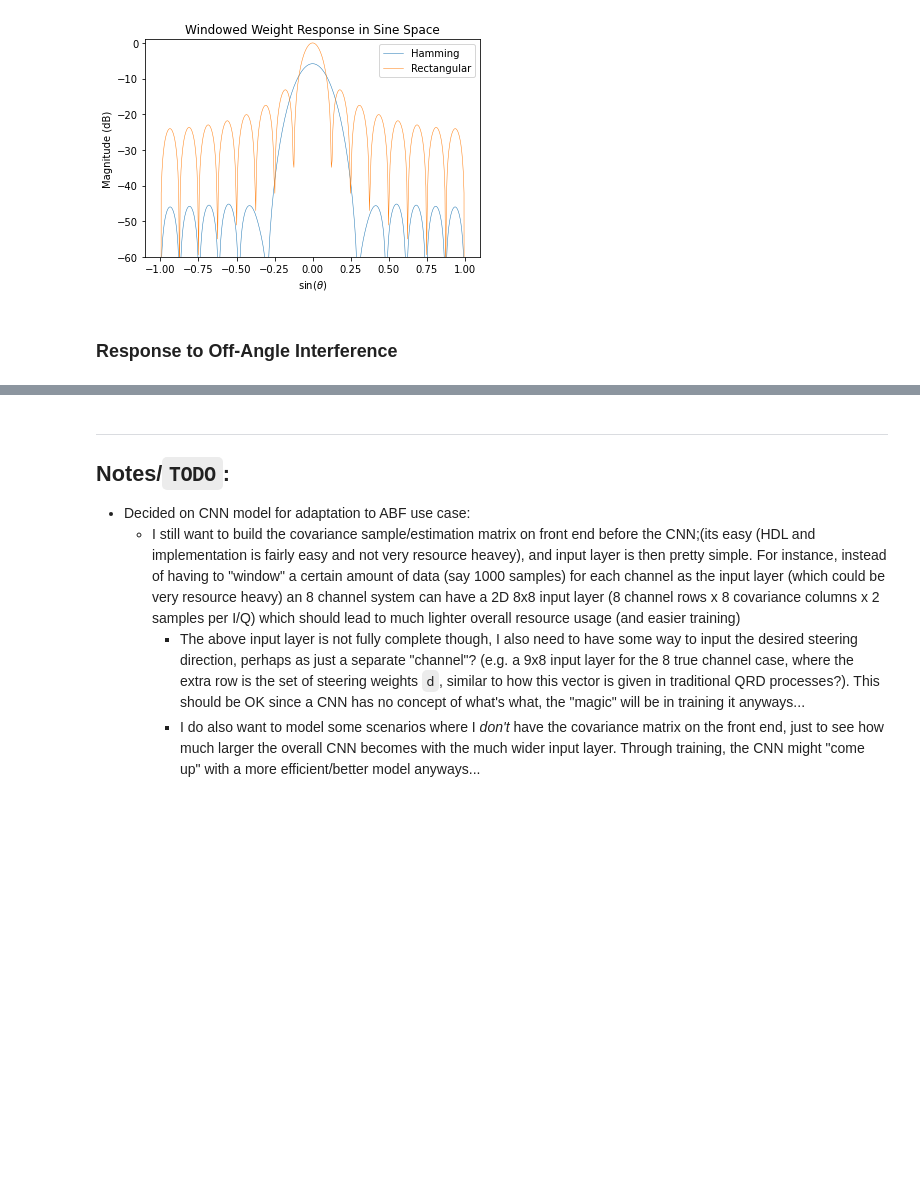
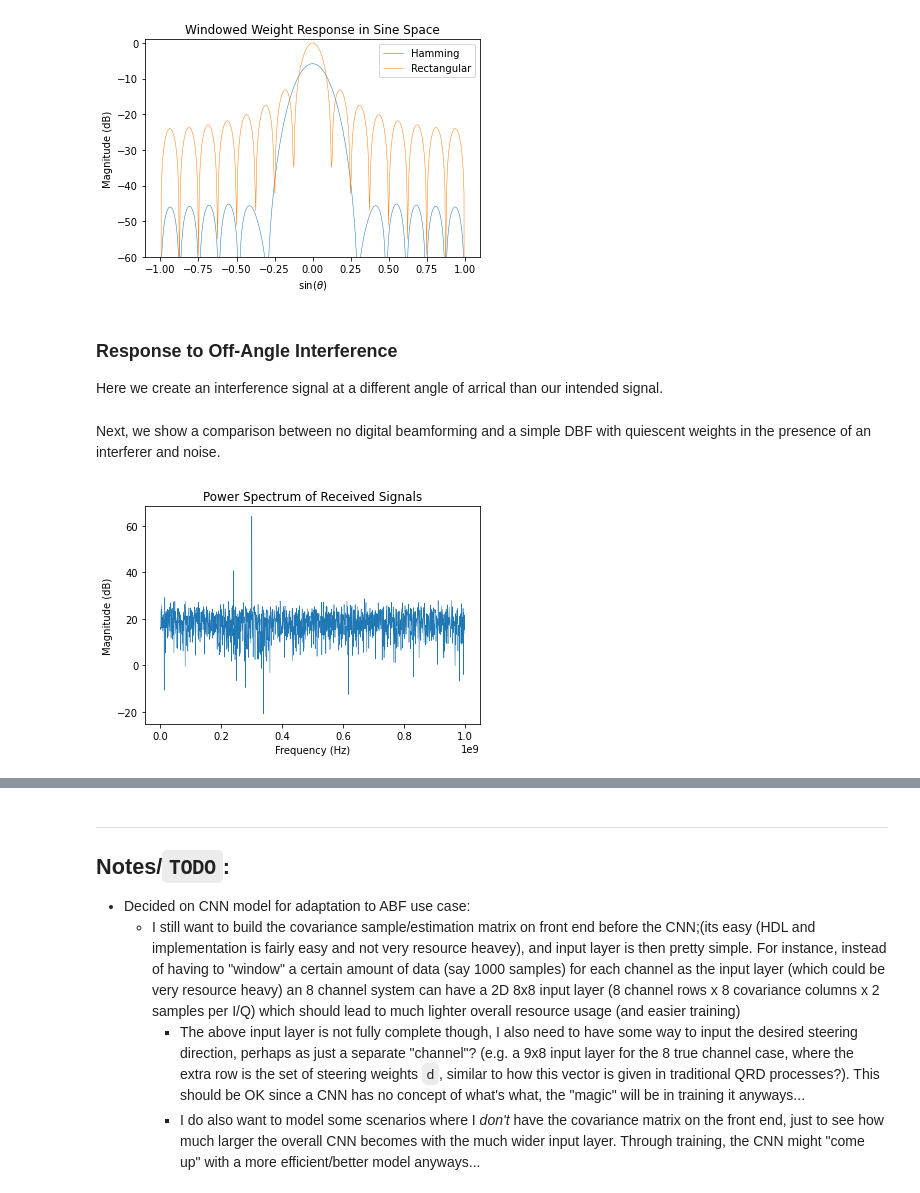
Before and after one commit to JohnnyGOX17/jhu-masters-thesis, a Jupyter notebook: src/notebooks/ML_ABF_beamformer_ULA.ipynb, the cells around one changed output, grey strips where cells are left out. Drawn from its saved outputs; the diff is of its cells as text; code cells hidden in the pictures; blank space fills up the shorter version.

```diff
--- a/src/notebooks/ML_ABF_beamformer_ULA.ipynb
+++ b/src/notebooks/ML_ABF_beamformer_ULA.ipynb
@@ -94,5 +94,3 @@ ax.legend(['Hamming', 'Rectangular'])
 plt.show()
 # %% [output]
 [figure]
-# %% [markdown]
-### Response to Off-Angle Interference
@@ -106,0 +97,51 @@ d = np.exp(cmplx_pos*np.sin(np.deg2rad(thetaInf)))
+# %% [markdown]
+### Response to Off-Angle Interference
+
+Here we create an interference signal at a different angle of arrical than our intended signal.
+# %%
+thetaInf = 32 # intereference signal Angle of Arrival (AoA) in degrees
+fInf = 0.8*fc # interference signal carrier frequency (assuming narrowband)
+wavelengthInf = fInf/scipy.constants.c
+
+M = N*100 # M received samples/ch, where M ≥ N channels to form MxN sample matrix
+# time vector based on sampling frequency
+t = np.linspace(1,M,M)/fs
+t.shape = (1,M) # force transpose
+
+# calculate phase shift of interefence wave over ULA, similar to desired signal above,
+# but with different shift based on different AoA
+cmplx_posInf = (1j*2*scipy.constants.pi/wavelengthInf)*antPos
+dInf = np.exp(cmplx_pos*np.sin(np.deg2rad(thetaInf)))
+dInf = dInf.T
+
+# phase shift received ideal waveform w/o noise or interference
+rx = np.sqrt(SNR*noiseP) * np.exp(1j*2*scipy.constants.pi*fc*t)
+rx_shft = np.outer(rx, d)
+
+# create phase shifted random noise across array
+infNoise = np.sqrt(noiseP/2) * (np.random.randn(N,M) + 1j*np.random.randn(N,M))
+infNoise_shft = infNoise * dInf
+infNoise_shft.shape = (1600, 16)
+# interference waveform with interference phase shift
+infRx = np.sqrt(SNR*noiseP) * np.exp(1j*2*scipy.constants.pi*fInf*t)
+infRx_shft = np.outer(infRx, dInf)
+
+# add interference & noise to RX waveform
+rx_all = rx_shft + infNoise_shft + infRx_shft
+# %% [markdown]
+Next, we show a comparison between no digital beamforming and a simple DBF with quiescent weights in the presence of an interferer and noise.
+# %%
+# perform sum average across all channels when no DBF
+nonDBF = np.sum(rx_all, axis=1)/N
+
+# plot FFT power spectrum of RX signals
+freqBin = np.linspace(1,M,M)*(fs/M)
+nonDBF_PSD = 20*np.log10(np.abs(np.fft.fft(nonDBF)))
+fig, ax = plt.subplots()
+ax.plot(freqBin, nonDBF_PSD, linewidth=0.5)
+ax.set(xlabel='Frequency (Hz)',
+       ylabel='Magnitude (dB)',
+       title='Power Spectrum of Received Signals')
+plt.show()
+# %% [output]
+[figure, added]
```
Also changed, not shown: parts of 4 cells of this notebook.
